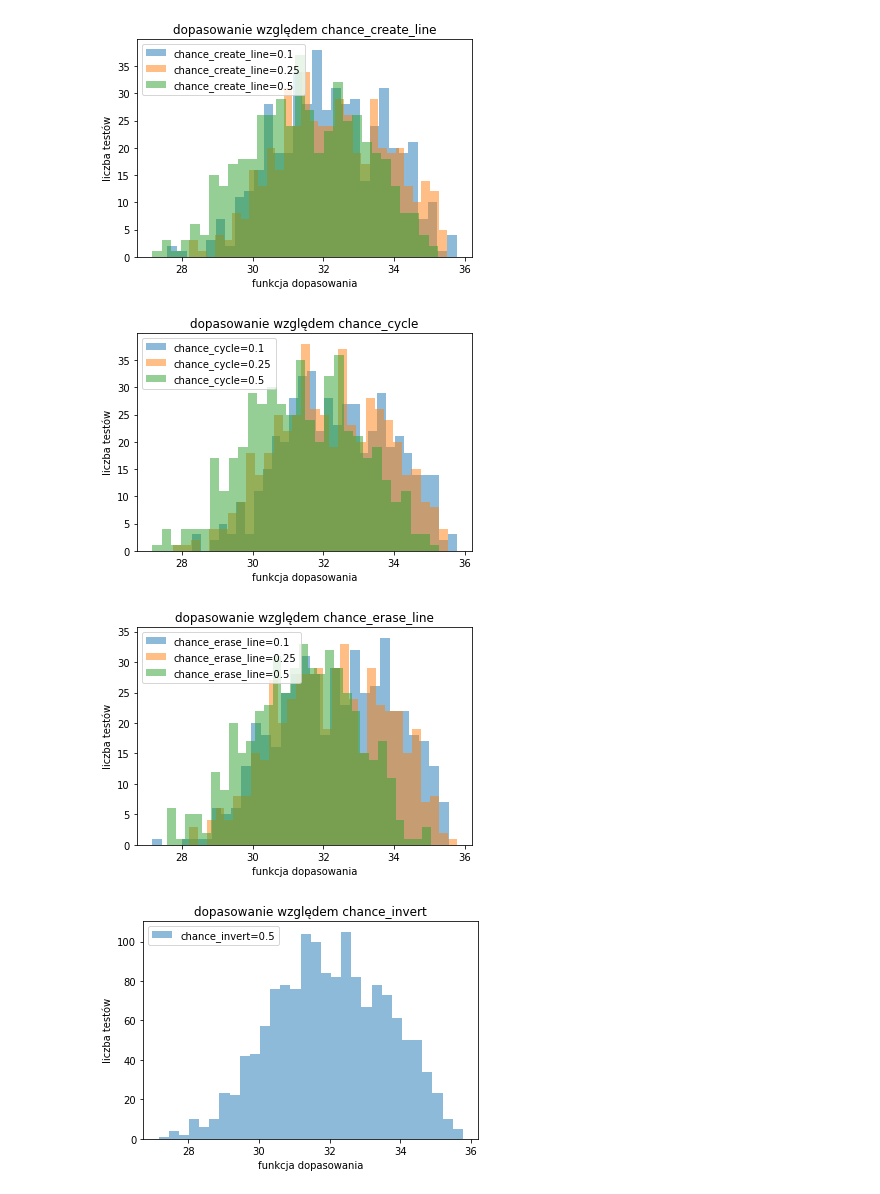
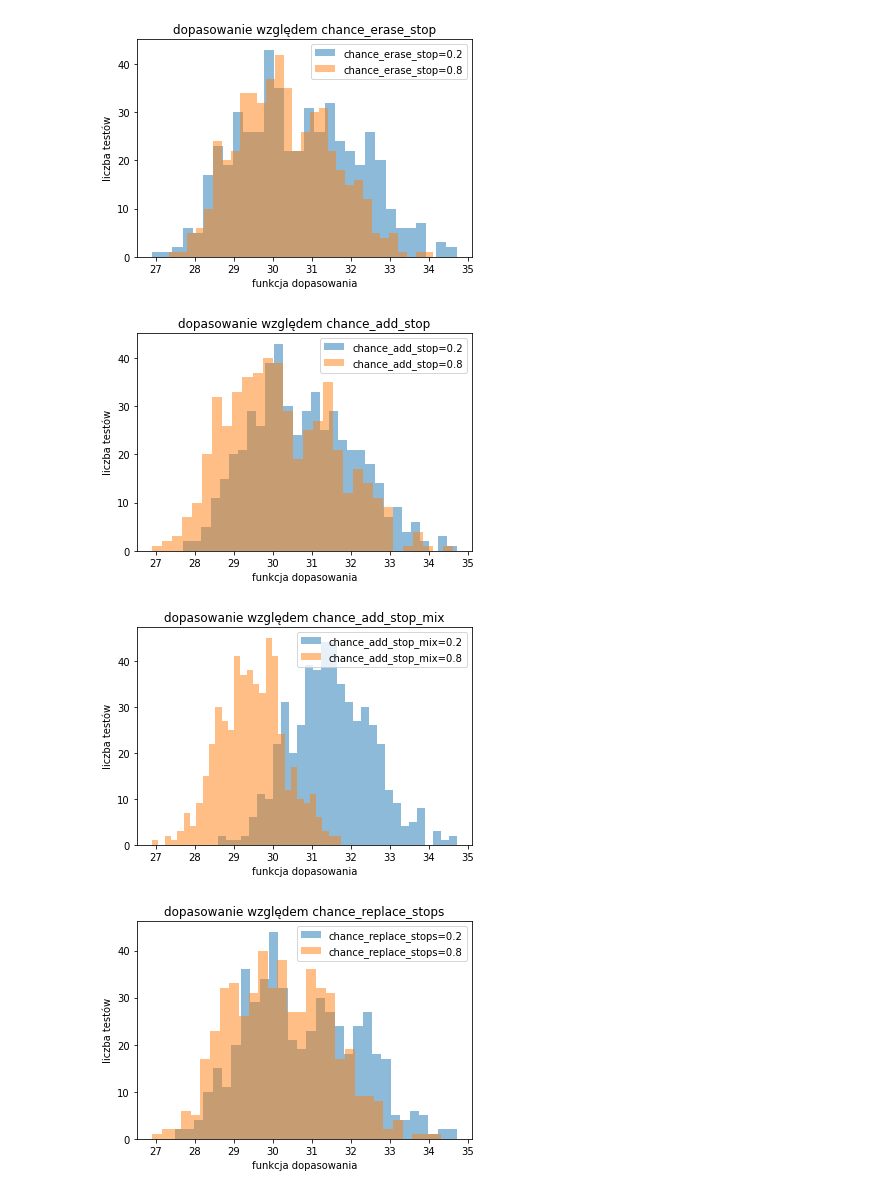
Before and after one commit to pweglik/badania-operacyjne, a Jupyter notebook: docs/gs/gs.ipynb, the cells around one changed output. Drawn from its saved outputs; the diff is of its cells as text; code cells hidden in the pictures.

```diff
--- a/docs/gs/gs.ipynb
+++ b/docs/gs/gs.ipynb
@@ -1,7 +1,7 @@
 # %%
 import pandas as pd
 
-gs = pd.read_csv("gridsearch2.csv")
+gs = pd.read_csv("gridsearch3.csv")
 # %%
 gs.head()
 # %% [output]
@@ -14,21 +15,34 @@ gs.head()
 # %%
+# keys = [
+#     "survival_functions",
+#     "chance_create_line",
+#     "chance_cycle",
+#     "chance_erase_line",
+#     "chance_invert",
+#     "chance_merge",
+#     "chance_merge_specimen",
+#     "chance_rot_cycle",
+#     "chance_rot_right",
+#     "chance_split",
+# ]
+
 keys = [
     "survival_functions",
-    "chance_create_line",
-    "chance_cycle",
-    "chance_erase_line",
-    "chance_invert",
-    "chance_merge",
-    "chance_merge_specimen",
-    "chance_rot_cycle",
-    "chance_rot_right",
-    "chance_split",
+    "chance_erase_stop",
+    "chance_add_stop",
+    "chance_add_stop_mix",
+    "chance_replace_stops",
+    "chance_replace_stops_proximity",
+    "chance_merge_mix",
+    "cycle_stops_shift",
+    "chance_cycle_stops_shift",
+    "chance_line_based_merge",
 ]
 # %%
 import numpy as np
 import matplotlib.pyplot as plt
 
-for key in keys:
+for i, key in enumerate(keys):
     values = gs[key].unique()
     for val in values:
         fitness = gs[gs[key] == val]["fitness"]
@@ -39,5 +53,6 @@ for key in keys:
     plt.ylabel("liczba testów")
     plt.title(f"dopasowanie względem {key}")
     plt.legend()
+    plt.savefig(f"{i+1}.png")
     plt.show()
 # %% [output]
@@ -45,4 +60,4 @@ for key in keys:
-[figure, old version]
+[figure, new version]
-[figure, old version]
+[figure, new version]
-[figure, old version]
+[figure, new version]
-[figure, old version]
+[figure, new version]
```
Also changed, not shown: parts of 2 cells of this notebook, 19 other files.
